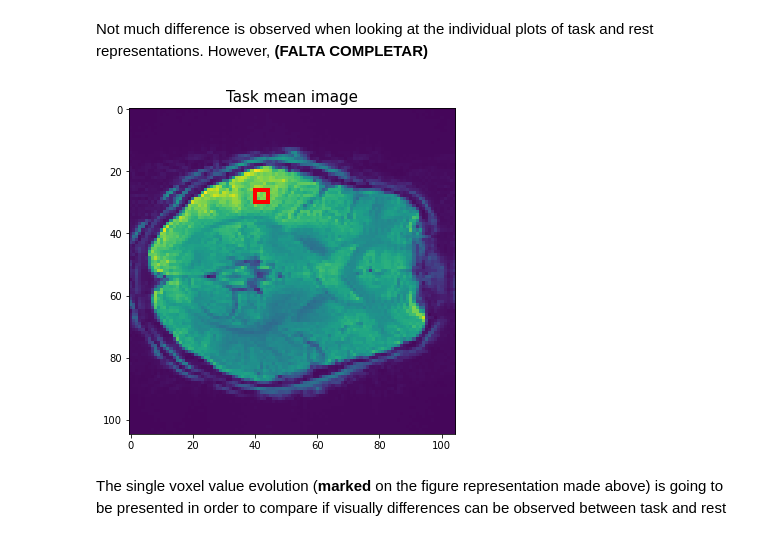
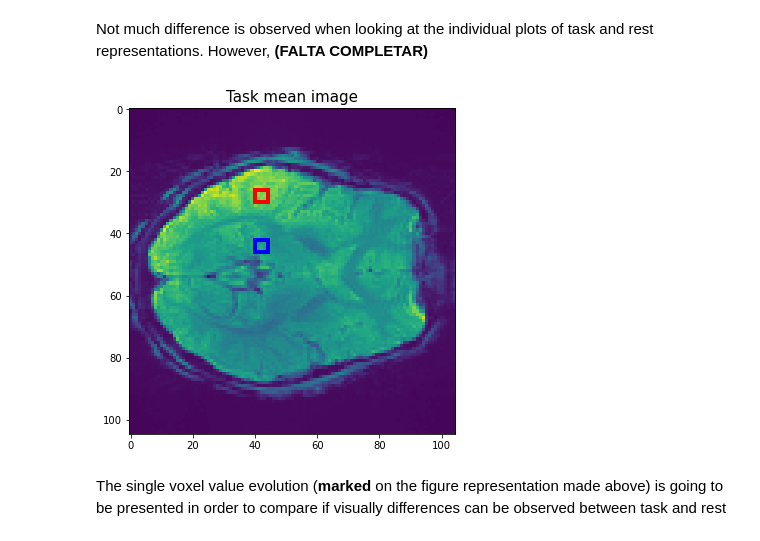
Before and after one commit to mrpotato180/final_project_neuroim, a Jupyter notebook: fMRI-EEG-Victor_Julia_Ernest_Alex.ipynb, the cells around one changed output. Cells and saved outputs as stored; diff of their text form; code cells hidden in the pictures.

```diff
--- a/fMRI-EEG-Victor_Julia_Ernest_Alex.ipynb
+++ b/fMRI-EEG-Victor_Julia_Ernest_Alex.ipynb
@@ -205,12 +205,14 @@ Not much difference is observed when looking at the individual plots of task and
 # %%
 fig, ax = plt.subplots(figsize=(6, 6))
 ax.imshow(mean_img_task_np[varx,vary,varz])
 ax.set_title('Task mean image', fontsize=15)
 rect = patches.Rectangle((40, 26), 4, 4, linewidth=4, edgecolor='r', facecolor='none')
+rect2 = patches.Rectangle((40, 42), 4, 4, linewidth=4, edgecolor='b', facecolor='none')
 ax.add_patch(rect)
+ax.add_patch(rect2)
 plt.show()
 # %% [output]
-[figure, old version]
+[figure, new version]
 # %% [markdown]
 The single voxel value evolution (__marked__ on the figure representation made above) is going to be presented in order to compare if visually differences can be observed between task and rest
 # %%
```
Also changed, not shown: parts of 17 cells of this notebook.
